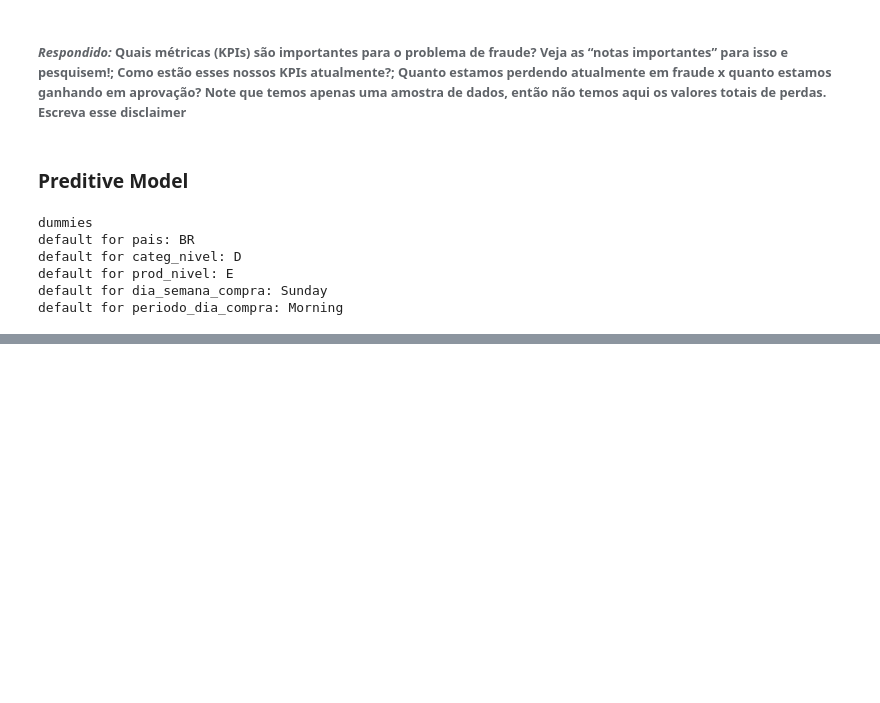
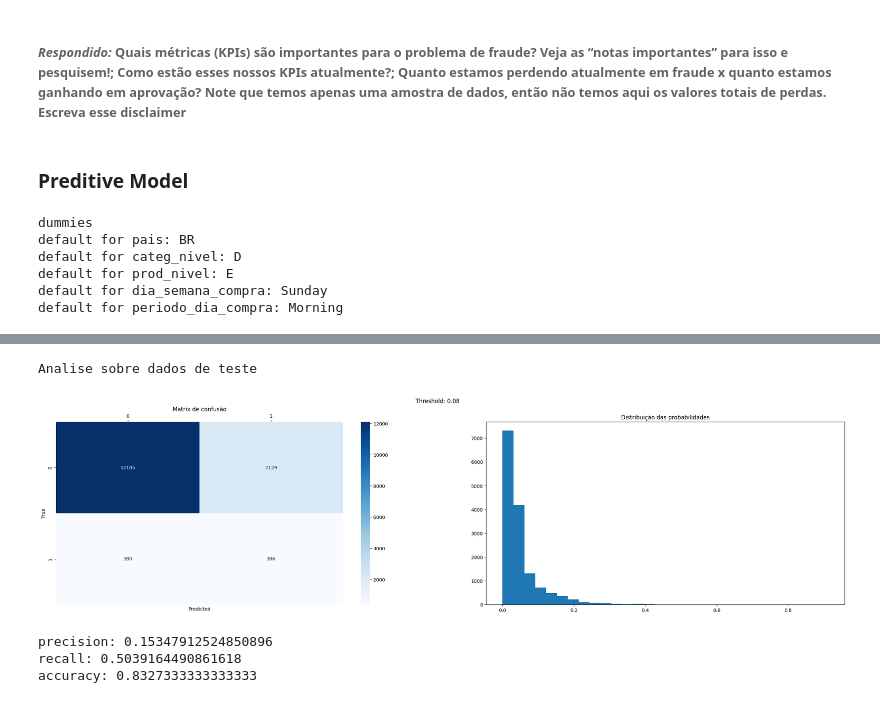
Before and after one commit to richardsantino/EBA-cases, a Jupyter notebook: 9. TCC/3 - fraude.ipynb, the cells around one changed output, grey strips where cells are left out. Saved outputs shown, nothing was run; the diff lists cells and outputs as text; code cells hidden in the pictures; blank space fills up the shorter version.

```diff
--- a/9. TCC/3 - fraude.ipynb
+++ b/9. TCC/3 - fraude.ipynb
@@ -1098,0 +1001,19 @@ Ellipsis
+# %%
+
+df_rl_train = df_rl.sample(int(df_rl.shape[0]*.7), random_state=0) # 70%
+df_rl_test = df_rl.loc[[i for i in df_rl.index if i not in df_rl_train.index]].copy() # 100%-70% = 30%
+df_rl_cv = df_rl_test.sample(int(df_rl_test.shape[0]*(2/3)), random_state=0) # (2/3)% de 30% = 20%
+df_rl_test = df_rl_test.loc[[i for i in df_rl_test.index if i not in df_rl_cv.index]].copy() # 30% - 20% = 10%
+
+X_train = df_rl_train[features]
+y_train = df_rl_train[target]
+
+X_cv = df_rl_cv[features]
+y_cv = df_rl_cv[target].to_list()
+
+X_test = df_rl_test[features]
+y_test = df_rl_test[target].to_list()
+
+fitted_model = sm.Logit(y_train, X_train).fit()
+
+# print(df_rl.shape[0], df_rl_train.shape[0]+df_rl_cv.shape[0]+df_rl_test.shape[0])
@@ -1098,0 +1121,42 @@ Ellipsis
+# %%
+
+print('Analise sobre dados de teste')
+
+y_hat_prob = fitted_model.predict(X_test)
+y_hat = [1 if y > melhor_threshold else 0 for y in y_hat_prob]
+
+cm = confusion_matrix(y_test, y_hat)
+tn, fp, fn, tp = cm.ravel().tolist()
+precision = tp/(tp+fp) if tp+fp > 0 else 0
+recall = tp/(tp+fn) if tp+fn > 0 else 0
+accuracy = (tp+tn)/(tp+fp+tn+fn)
+
+fig, axs = plt.subplots(1, 2, figsize=(30, 7))
+
+sns.heatmap(cm, annot=True, fmt='.15g', cmap='Blues', ax=axs[0]).xaxis.tick_top()
+axs[0].set_xlabel('Predicted')
+axs[0].set_ylabel('True')
+axs[0].set_title('Matrix de confusão')
+
+axs[1].hist(y_hat_prob, bins=30)
+axs[1].set_title('Distribuição das probabilidades')
+
+plt.suptitle(f'Threshold: {melhor_threshold}')
+plt.show()
+
+print(f'precision: {precision}')
+print(f'recall: {recall}')
+print(f'accuracy: {accuracy}')
+
+# df_eval_ganho = df_rl_test.copy()
+# df_eval_ganho['ganho'] = df_eval_ganho[['valor_compra','fraude']].apply(lambda x: (x['valor_compra']*.1 if not x['fraude'] else x['valor_compra']*-1), axis=1)
+# df_eval_ganho['fraude_pred'] = y_hat
+# ganho = df_eval_ganho[df_eval_ganho['fraude_pred'] == 0]['ganho'].sum()
+
+# print(f"ganho: {ganho}, {ganho/df_eval_ganho['ganho'].sum()}")
+# %% [output]
+Analise sobre dados de teste
+[figure, added]
+precision: 0.15347912524850896
+recall: 0.5039164490861618
+accuracy: 0.8327333333333333
```
Also changed, not shown: parts of 13 cells of this notebook.
